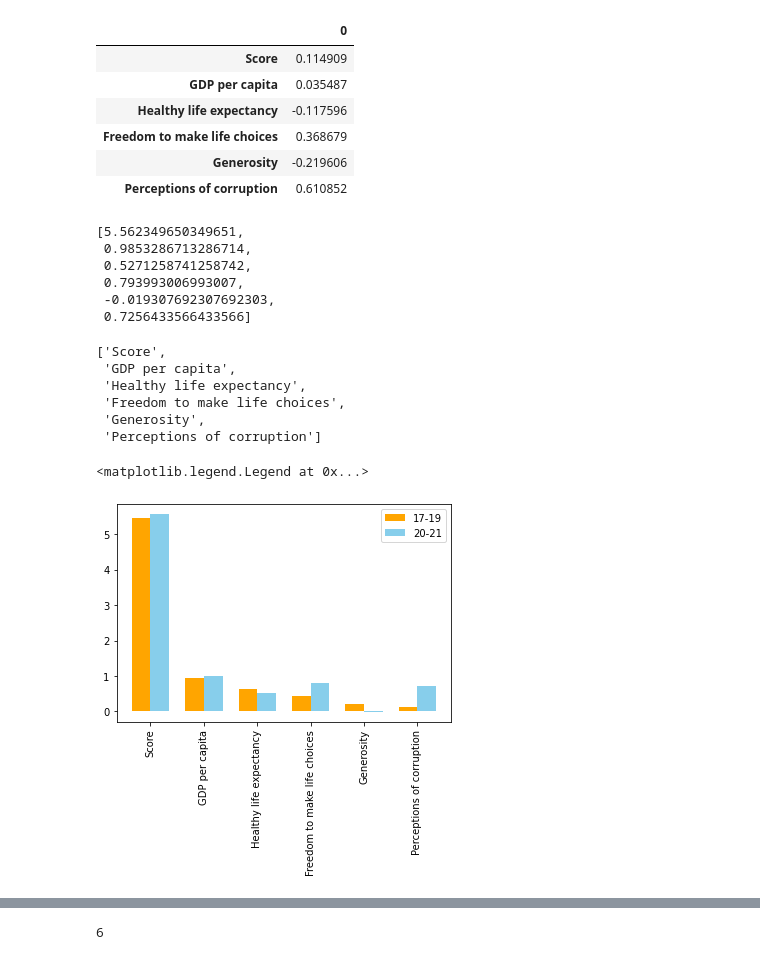
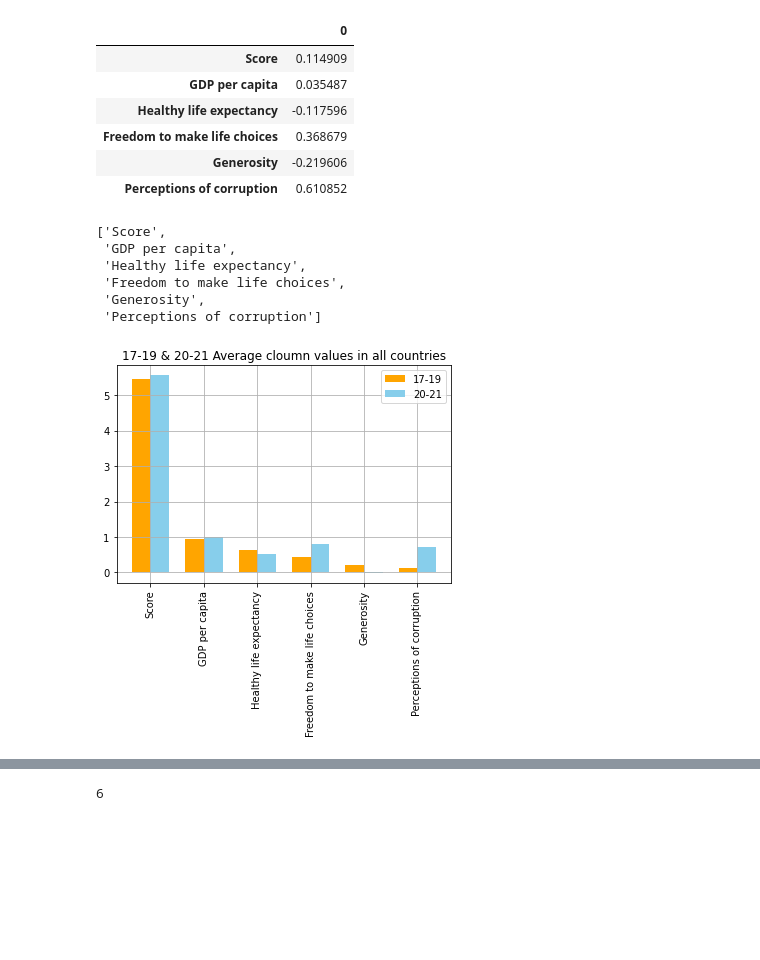
Before and after one commit to Sim-mi-gyeong/DataAnalysis, a Jupyter notebook: TermProject12_Before_and_After_COVID_19.ipynb, the cells around one changed output, grey strips where cells are left out. Cells and saved outputs as stored; diff of their text form; code cells hidden in the pictures; blank space fills up the shorter version.

```diff
--- a/TermProject12_Before_and_After_COVID_19.ipynb
+++ b/TermProject12_Before_and_After_COVID_19.ipynb
@@ -127,14 +91,5 @@ mean_diff
 | Freedom to make life choices | 0.368679 |
 | Generosity | -0.219606 |
 | Perceptions of corruption | 0.610852 |
-# %%
-mean2021.tolist()
-# %% [output]
-[5.562349650349651,
- 0.9853286713286714,
- 0.5271258741258742,
- 0.793993006993007,
- -0.019307692307692303,
- 0.7256433566433566]
 # %%
 # 평균에 대한 계산을 한 요소의 이름
@@ -148,20 +102,22 @@ col_list
  'Generosity',
  'Perceptions of corruption']
 # %%
+# 2017~2019 평균 data 값 분포와 2020~2021 평균 data 값(요소별 평균)의 분포
+
 fig, ax=plt.subplots()
 
 width = 0.35
 index=np.arange(len(col_list))
 
 p1=ax.bar(index-width/2, mean1719.tolist(), width, label='17-19', color='orange')
 p2=ax.bar(index+width/2, mean2021.tolist(), width, label='20-21', color='skyblue')
 ax.set_xticks(index)
 ax.set_xticklabels(col_list)
+ax.set_title("17-19 & 20-21 Average cloumn values in all countries")
 plt.xticks(rotation='vertical')
 
 ax.legend()
-
-# 2017~2019 평균 data 값 분포와 2020~2021 평균 data 값(요소별 평균)의 분포
+plt.grid()
+plt.show()
 # %% [output]
-<matplotlib.legend.Legend at 0x...>
-[figure, old version]
+[figure, new version]
```
Also changed, not shown: parts of 20 cells of this notebook.
